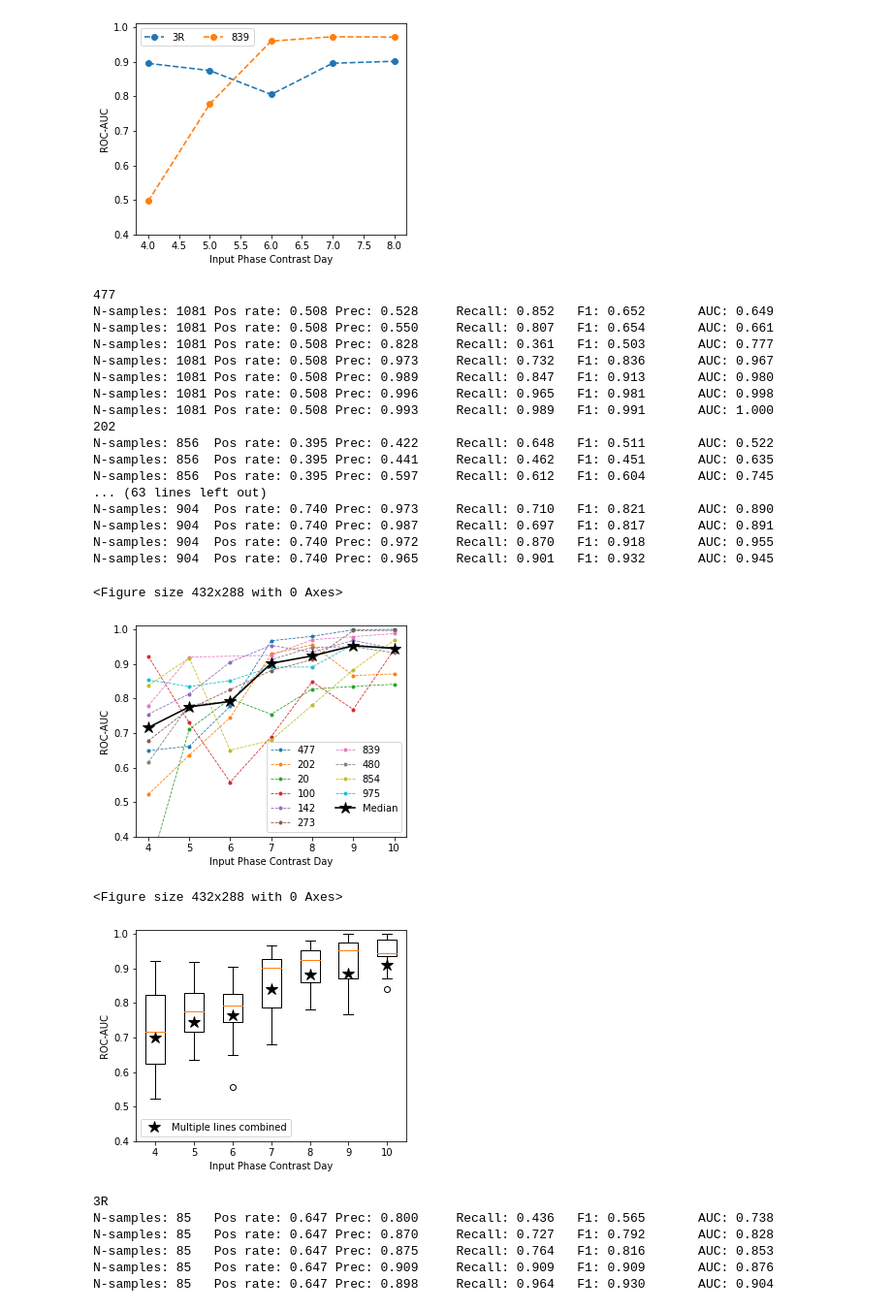
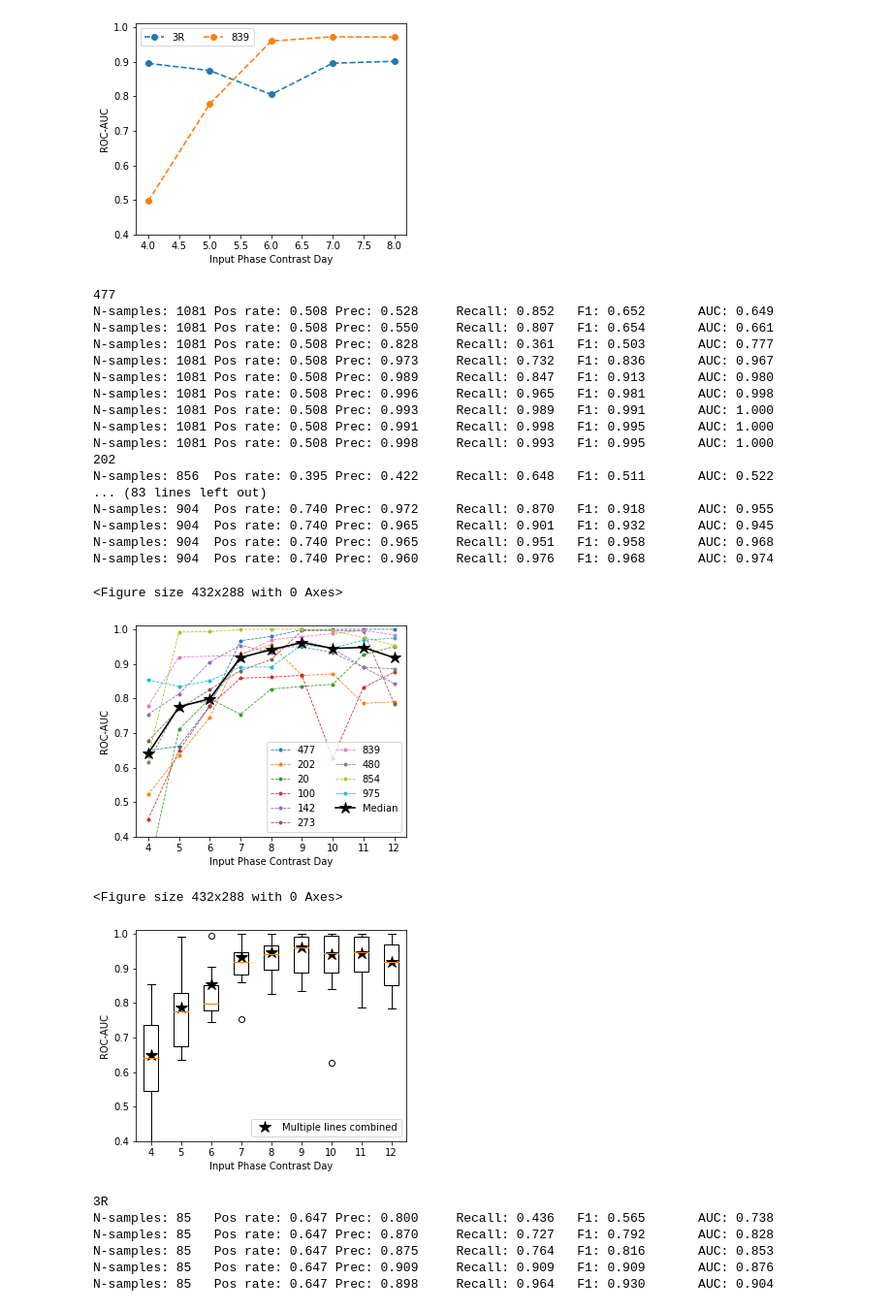
Before and after one commit to miaecle/DiffPred, a Jupyter notebook: metric_breakdown_test.ipynb, the cells around one changed output. Shown at 97% size. Saved outputs shown, nothing was run; the diff lists cells and outputs as text; code cells hidden in the pictures.

```diff
--- a/metric_breakdown_test.ipynb
+++ b/metric_breakdown_test.ipynb
@@ -477,12 +477,12 @@ line_paths = [
     'VALIDATION/line_477/ex0/',
     'VALIDATION/line_202/ex0/',
     'VALIDATION/line_20/ex0/',
-    'VALIDATION/line_100/ex3/',
+    'VALIDATION/line_100/ex4/',
     'VALIDATION/line_142/ex1/',
     'VALIDATION/line_273/ex2/',
     'VALIDATION/line_839/ex1/',
     'VALIDATION/line_480/ex0/',
-    'VALIDATION/line_854/ex0/',
+    'VALIDATION/line_854/ex1/',
     'VALIDATION/line_975/ex0/',
 ]
 
@@ -508,49 +508,51 @@ for i_line, line in enumerate(line_paths):
     auc_curve, pred_val_df = report_series_accuracy(pred_dicts,
                                                     label_dict,
                                                     exclude_ambiguous=exclude_ambiguous[i_line],
+                                                    start=4,
+                                                    end=12,
                                                     pred_cutoff=pred_cutoff,
                                                     label_cutoff=label_cutoff)
     roc_auc_curves[line_name] = auc_curve
     pred_val_dfs[line_name] = pred_val_df
 
-combined_curve, combined_df = combine_multi_line_preds(pred_val_dfs, label_cutoff=0.5)
+combined_curve, combined_df = combine_multi_line_preds(pred_val_dfs, label_cutoff=0.5, start=4, end=12)
 
 
 plt.clf()
 plt.figure(figsize=(5, 4))
 plot_roc_auc_curves(roc_auc_curves, plot_median=True, markersize=6, linewidth=.8)
 plt.show()
 
 plt.clf()
 plt.figure(figsize=(5, 4))
-plot_roc_auc_box(roc_auc_curves, start=4, end=10)
+plot_roc_auc_box(roc_auc_curves, start=4, end=12)
 plt.plot(sorted(combined_curve.keys()),
          [combined_curve[k] for k in sorted(combined_curve.keys())],
          '*', color='k', markersize=12, linewidth=1.6, label='Multiple lines combined')
 plt.legend()
 plt.show()
 # %% [output]
 477
 N-samples: 1081 Pos rate: 0.508 Prec: 0.528     Recall: 0.852   F1: 0.652       AUC: 0.649
 N-samples: 1081 Pos rate: 0.508 Prec: 0.550     Recall: 0.807   F1: 0.654       AUC: 0.661
 N-samples: 1081 Pos rate: 0.508 Prec: 0.828     Recall: 0.361   F1: 0.503       AUC: 0.777
 N-samples: 1081 Pos rate: 0.508 Prec: 0.973     Recall: 0.732   F1: 0.836       AUC: 0.967
 N-samples: 1081 Pos rate: 0.508 Prec: 0.989     Recall: 0.847   F1: 0.913       AUC: 0.980
 N-samples: 1081 Pos rate: 0.508 Prec: 0.996     Recall: 0.965   F1: 0.981       AUC: 0.998
 N-samples: 1081 Pos rate: 0.508 Prec: 0.993     Recall: 0.989   F1: 0.991       AUC: 1.000
+N-samples: 1081 Pos rate: 0.508 Prec: 0.991     Recall: 0.998   F1: 0.995       AUC: 1.000
+N-samples: 1081 Pos rate: 0.508 Prec: 0.998     Recall: 0.993   F1: 0.995       AUC: 1.000
 202
 N-samples: 856  Pos rate: 0.395 Prec: 0.422     Recall: 0.648   F1: 0.511       AUC: 0.522
-N-samples: 856  Pos rate: 0.395 Prec: 0.441     Recall: 0.462   F1: 0.451       AUC: 0.635
-N-samples: 856  Pos rate: 0.395 Prec: 0.597     Recall: 0.612   F1: 0.604       AUC: 0.745
-... (63 lines left out)
-N-samples: 904  Pos rate: 0.740 Prec: 0.973     Recall: 0.710   F1: 0.821       AUC: 0.890
-N-samples: 904  Pos rate: 0.740 Prec: 0.987     Recall: 0.697   F1: 0.817       AUC: 0.891
+... (83 lines left out)
 N-samples: 904  Pos rate: 0.740 Prec: 0.972     Recall: 0.870   F1: 0.918       AUC: 0.955
 N-samples: 904  Pos rate: 0.740 Prec: 0.965     Recall: 0.901   F1: 0.932       AUC: 0.945
+N-samples: 904  Pos rate: 0.740 Prec: 0.965     Recall: 0.951   F1: 0.958       AUC: 0.968
+N-samples: 904  Pos rate: 0.740 Prec: 0.960     Recall: 0.976   F1: 0.968       AUC: 0.974
 <Figure size 432x288 with 0 Axes>
-[figure, old version]
+[figure, new version]
 <Figure size 432x288 with 0 Axes>
-[figure, old version]
+[figure, new version]
 # %%
 ### Different instrument ###
 line_paths = [
```
Also changed, not shown: 1 other file.
